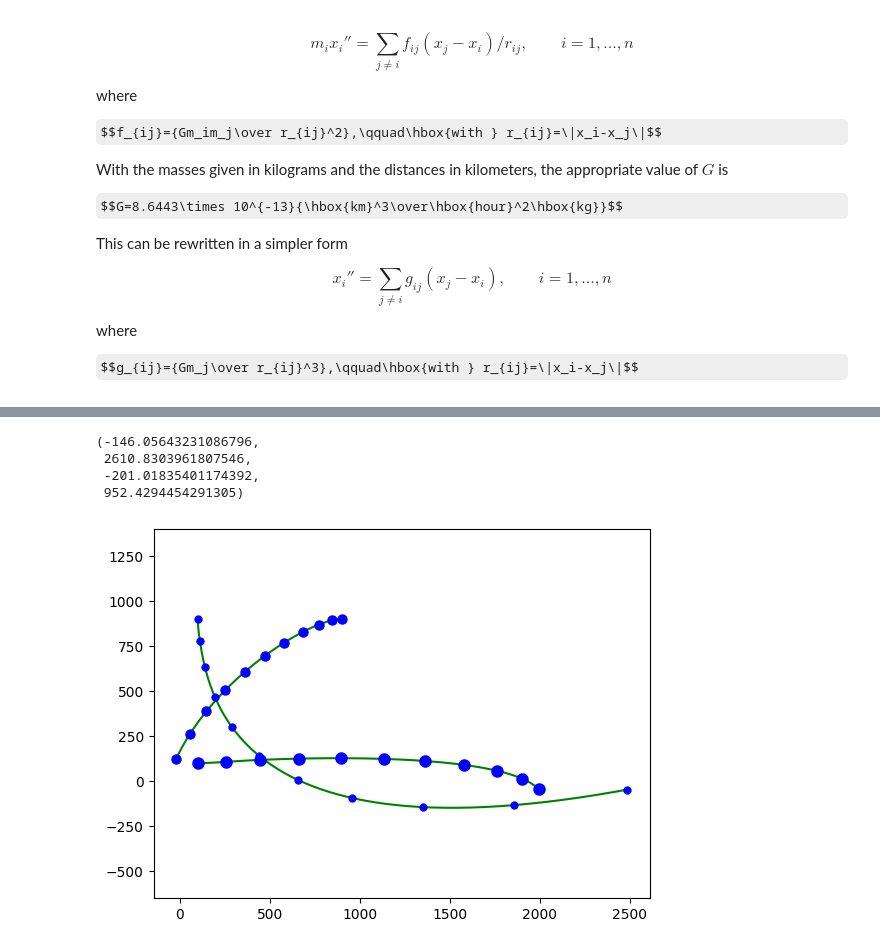
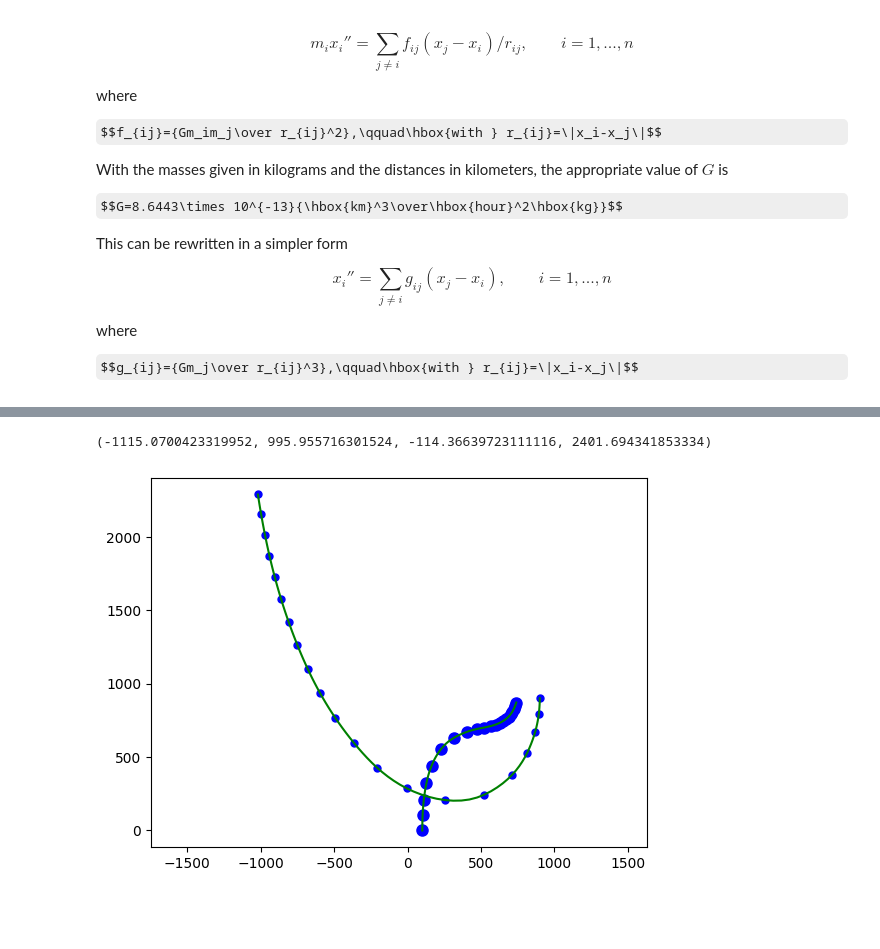
Before and after one commit to ericbrec/BSpy, a Jupyter notebook: examples/nBody.ipynb, the cells around one changed output, grey strips where cells are left out. Saved outputs shown, nothing was run; the diff lists cells and outputs as text; code cells hidden in the pictures; some formulas as TeX source; blank space fills up the shorter version.

```diff
--- a/examples/nBody.ipynb
+++ b/examples/nBody.ipynb
@@ -85,29 +86,13 @@ plt.axis('equal')
-# %%
-nBody = 3
-nDim = 2
-finalTime = 10.0
-mass = np.array([3.0e+19, 1.0e+19, 2.0e+19])
-u = [0.0, 0.0, finalTime, finalTime]
-data = np.array([[100.0, 100.0, 100.0, 900.0, 900.0, 900.0], [150.0, 0.0, 0.0, -100.0, -40.0, 0.0],
-                 6 * [0.0], 6 * [0.0]]).T
-initialGuess = bspy.Spline.least_squares(u, data)
-initialGuess = initialGuess.elevate_and_insert_knots([0], [np.linspace(0.0, 1.0, 5)[1 : -1]])
-solution = initialGuess.solve_ODE(2, 0, nBodyF)
-# %%
-uValues = np.linspace(0.0, finalTime, 201)
-x1, y1, x2, y2, x3, y3 = solution(uValues)
-plt.plot(x1, y1, 'g')
-plt.plot(x2, y2, 'g')
-plt.plot(x3, y3, 'g')
-uHours = np.linspace(0.0, finalTime, 11)
-x1, y1, x2, y2, x3, y3 = solution(uHours)
-plt.plot(x1, y1, 'b', marker = 'o', markersize = 8, linestyle = "")
-plt.plot(x2, y2, 'b', marker = 'o', markersize = 5, linestyle = "")
-plt.plot(x3, y3, 'b', marker = 'o', markersize = 6.5, linestyle = "")
-plt.axis('equal')
-# %% [output]
-(-146.05643231086796,
- 2610.8303961807546,
- -201.01835401174392,
- 952.4294454291305)
-[figure, removed]
+# %%
+pValues = np.linspace(0.0, finalTime, int(finalTime) + 1)
+tValues = np.linspace(pValues[0], pValues[-1], 101)
+x1P, y1P, x2P, y2P = solution(pValues)
+x1, y1, x2, y2 = solution(tValues)
+plt.plot(x1P, y1P, 'b', marker = 'o', markersize = 8, linestyle = "")
+plt.plot(x2P, y2P, 'b', marker = 'o', markersize = 5, linestyle = "")
+plt.plot(x1, y1, 'g')
+plt.plot(x2, y2, 'g')
+plt.axis('equal')
+# %% [output]
+(-1115.0700423319952, 995.955716301524, -114.36639723111116, 2401.694341853334)
+[figure, added]
```
Also changed, not shown: parts of 6 cells of this notebook, 4 other files.
